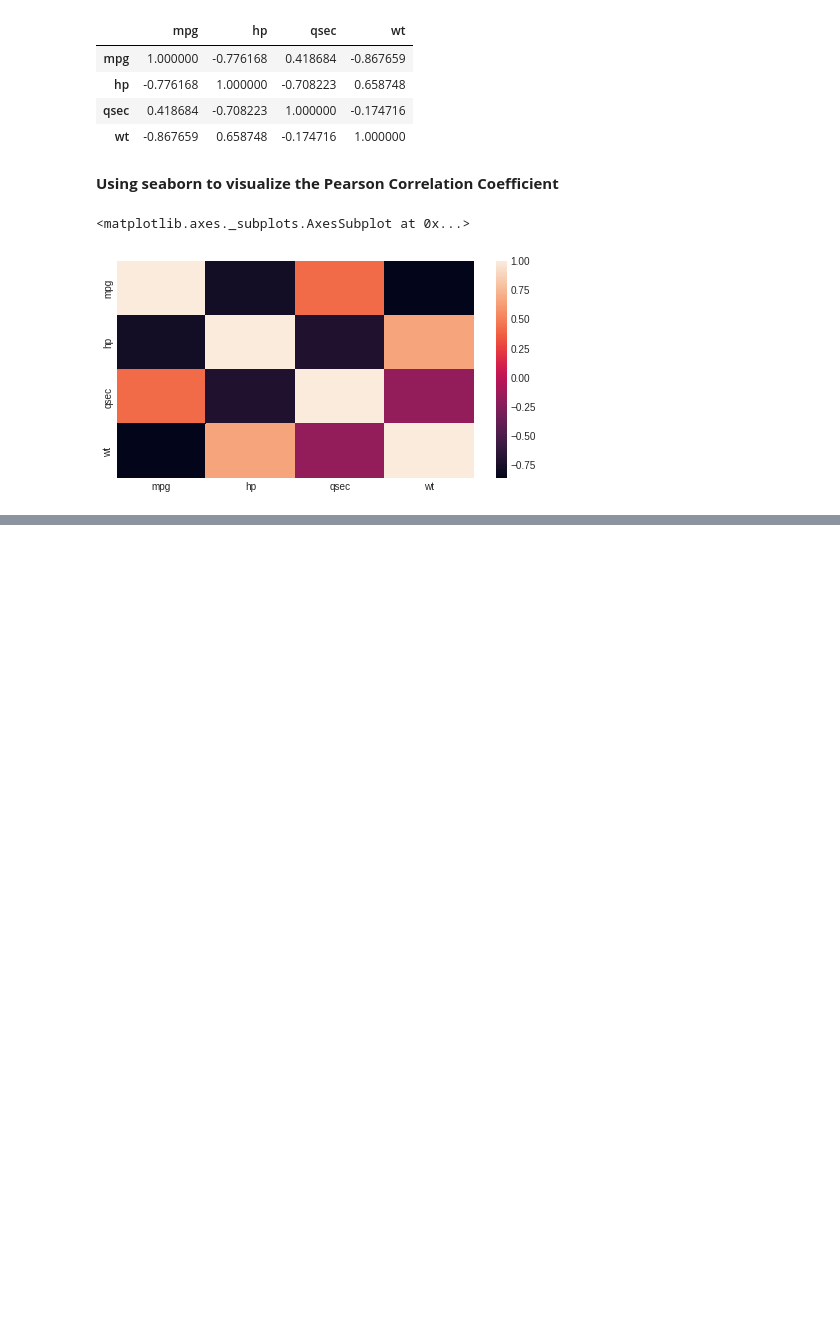
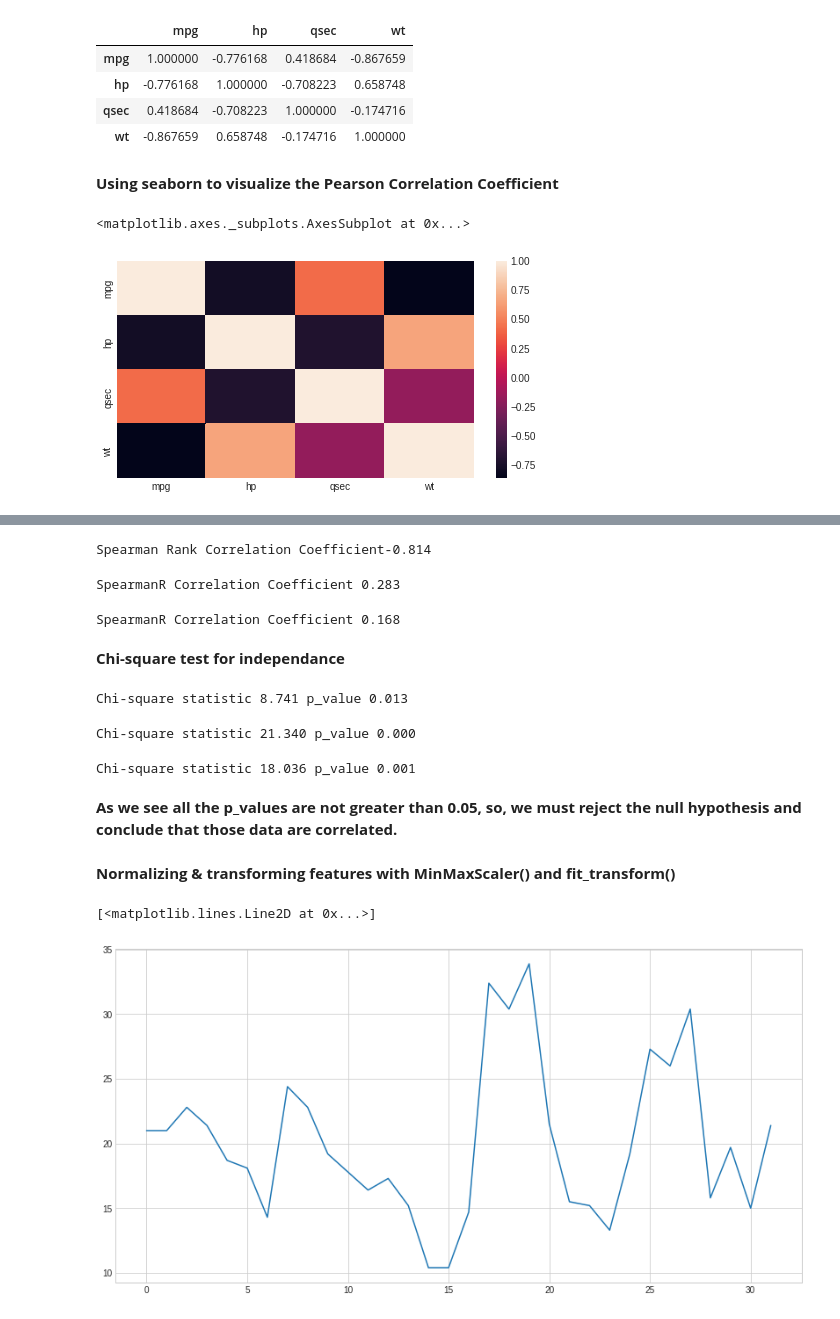
Before and after one commit to Fekry2016/data-analysis-with-python, a Jupyter notebook: Training_.ipynb, the cells around one changed output, grey strips where cells are left out. Cells and saved outputs as stored; diff of their text form; code cells hidden in the pictures; blank space fills up the shorter version.

```diff
--- a/Training_.ipynb
+++ b/Training_.ipynb
@@ -1270,0 +1284,53 @@ sb.heatmap(corr, xticklabels=corr.columns.values, yticklabels=corr.columns.value
+# %%
+cyl= cars['cyl']
+vs=cars['vs']
+gear=cars['gear']
+am=cars['am']
+
+spearmanr_coefficient, p_value=spearmanr(cyl,vs)
+print('Spearman Rank Correlation Coefficient%0.3f' %(spearmanr_coefficient))
+# %% [output]
+Spearman Rank Correlation Coefficient-0.814
+# %%
+spearmanr_coefficient, p_value = spearmanr(gear, vs)
+print('SpearmanR Correlation Coefficient %0.3f'%(spearmanr_coefficient))
+# %% [output]
+SpearmanR Correlation Coefficient 0.283
+# %%
+spearmanr_coefficient, p_value = spearmanr(am, vs)
+print('SpearmanR Correlation Coefficient %0.3f'%(spearmanr_coefficient))
+# %% [output]
+SpearmanR Correlation Coefficient 0.168
+# %% [markdown]
+**Chi-square test for independance**
+# %%
+table= pd.crosstab(cyl,am)
+
+chi2, p, dof, expected=chi2_contingency(table.values)
+print('Chi-square statistic %0.3f p_value %0.3f' % (chi2, p))
+# %% [output]
+Chi-square statistic 8.741 p_value 0.013
+# %%
+table= pd.crosstab(cyl,vs)
+
+chi2, p, dof, expected=chi2_contingency(table.values)
+print('Chi-square statistic %0.3f p_value %0.3f' % (chi2, p))
+# %% [output]
+Chi-square statistic 21.340 p_value 0.000
+# %%
+table= pd.crosstab(cyl,gear)
+
+chi2, p, dof, expected=chi2_contingency(table.values)
+print('Chi-square statistic %0.3f p_value %0.3f' % (chi2, p))
+# %% [output]
+Chi-square statistic 18.036 p_value 0.001
+# %% [markdown]
+**As we see all the p_values are not greater than 0.05, so, we must reject the null hypothesis  and conclude that those data are correlated.**
+# %% [markdown]
+**Normalizing & transforming features with MinMaxScaler() and fit_transform()**
+# %%
+mpg=cars.mpg
+plt.plot(mpg)
+# %% [output]
+[<matplotlib.lines.Line2D at 0x...>]
+[figure, added]
```
Also changed, not shown: parts of 10 cells of this notebook.
